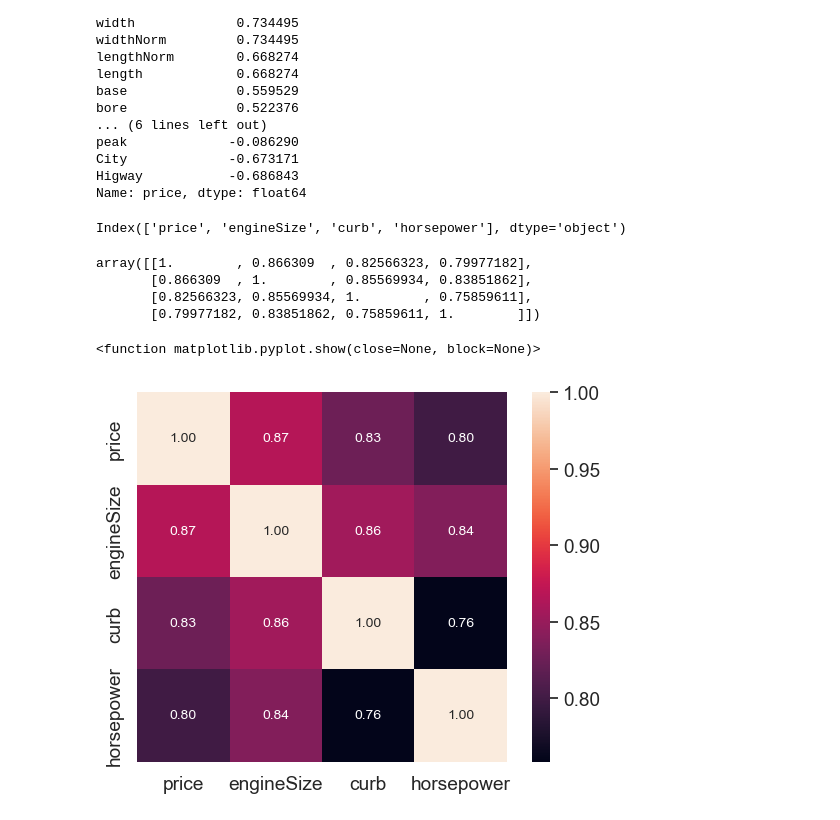
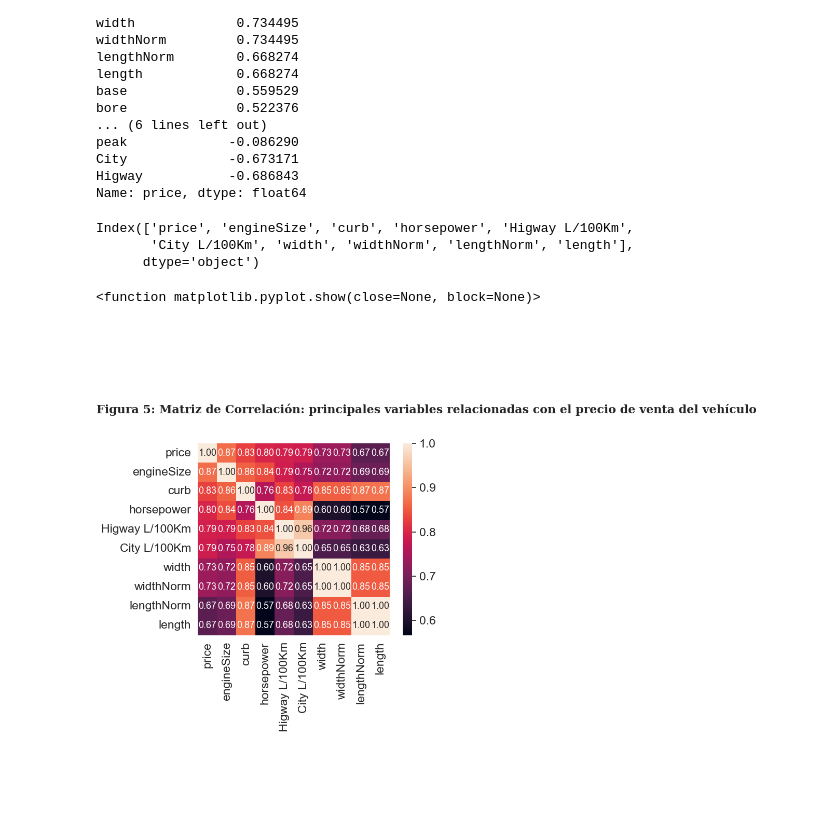
Before and after one commit to Jeffry0412/Proyecto-Final, a Jupyter notebook: EDA_Autos.ipynb, the cells around one changed output. Drawn from its saved outputs; the diff is of its cells as text; code cells hidden in the pictures; blank space fills up the shorter version.

```diff
--- a/EDA_Autos.ipynb
+++ b/EDA_Autos.ipynb
@@ -900,29 +908,35 @@ peak             -0.086290
 City             -0.673171
 Higway           -0.686843
 Name: price, dtype: float64
-# %%
-vb = 4
-cols = cormat.nlargest(vb, "price")["price"].index
-cols
-# %% [output]
-Index(['price', 'engineSize', 'curb', 'horsepower'], dtype='object')
-# %%
-cg = np.corrcoef(dfAutos[cols].values.T)
-cg
-# %% [output]
-array([[1.        , 0.866309  , 0.82566323, 0.79977182],
-       [0.866309  , 1.        , 0.85569934, 0.83851862],
-       [0.82566323, 0.85569934, 1.        , 0.75859611],
-       [0.79977182, 0.83851862, 0.75859611, 1.        ]])
+# %%
+c= 10
+cols = cormat.nlargest(c,"price")["price"].index
+cols
+# %% [output]
+Index(['price', 'engineSize', 'curb', 'horsepower', 'Higway L/100Km',
+       'City L/100Km', 'width', 'widthNorm', 'lengthNorm', 'length'],
+      dtype='object')
+# %%
+cm = np.corrcoef(dfAutos[cols].values.T)
 # %%
-sns.set(font_scale = 1.25)
+sns.set(font_scale = 1.50)
 
-matriz_corr = sns.heatmap(cg, cbar = True, annot = True, square = True, fmt = ".2f", annot_kws = {"size":10,},
+matriz_corr = sns.heatmap(cm, cbar = True, annot = True, square = True, fmt = ".2f", annot_kws = {"size":13,},
                 yticklabels = cols.values, xticklabels = cols.values)
+
+title_t = "Figura 5: Matriz de Correlación: principales variables relacionadas con el precio de venta del vehículo"
+plt.title(title_t, #mensaje del título
+            horizontalalignment = "left", # se define posición del texto al lado izquierdo
+             x = 0.001,
+             y = 0.78,
+            transform = fig.transFigure,
+            fontsize = 16,
+            fontweight = "bold",
+            fontfamily = "serif")
 plt.show
 # %% [output]
 <function matplotlib.pyplot.show(close=None, block=None)>
-[figure, old version]
+[figure, new version]
 # %%
 plt.scatter(dfAutos["engineSize"], dfAutos["price"], c = "lightblue", alpha = 0.75)
 reg = np.polyfit(dfAutos["engineSize"], dfAutos["price"], deg = 1)
```
Also changed, not shown: parts of 18 cells of this notebook.
